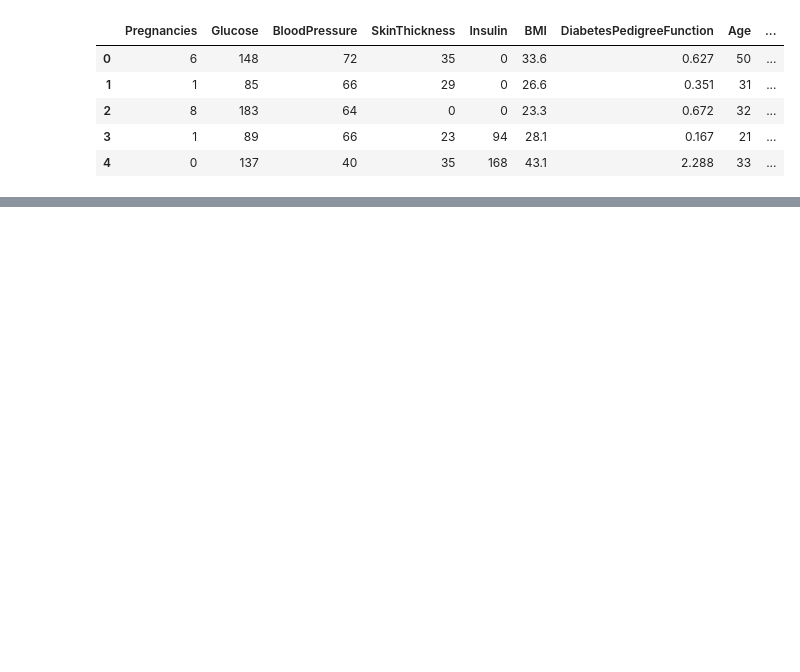
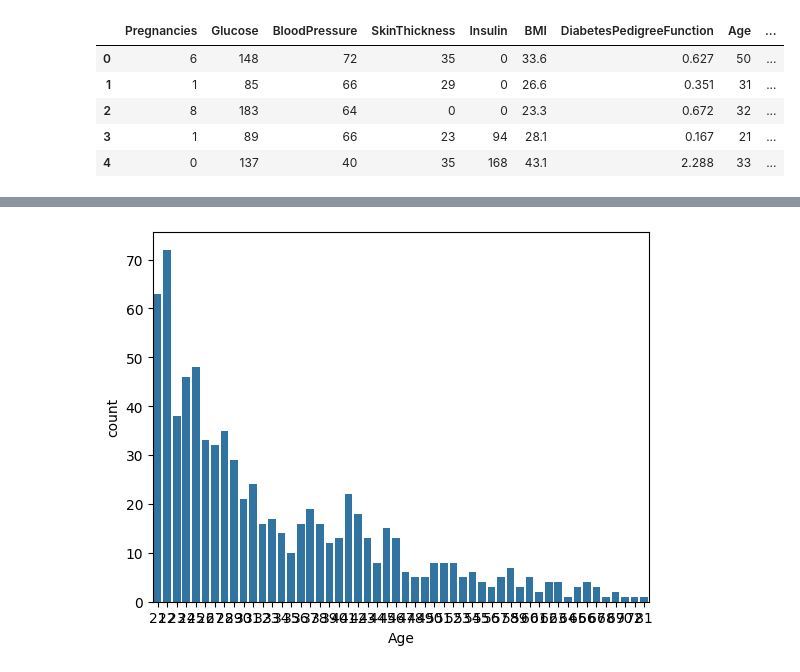
Before and after one commit to ksingh9398/AI_CLASS, a Jupyter notebook: Diabetes_Case_Study.ipynb, the cells around one changed output, grey strips where cells are left out. Drawn from its saved outputs; the diff is of its cells as text; code cells hidden in the pictures; blank space fills up the shorter version.

```diff
--- a/Diabetes_Case_Study.ipynb
+++ b/Diabetes_Case_Study.ipynb
@@ -302,0 +353,5 @@ weighted avg       0.78      0.78      0.78       231
+# %%
+# Visulize the number of Churned customers
+ax=sns.countplot(x='Age',data=df)
+# %% [output]
+[figure, added]
```
Also changed, not shown: parts of 65 cells of this notebook.
